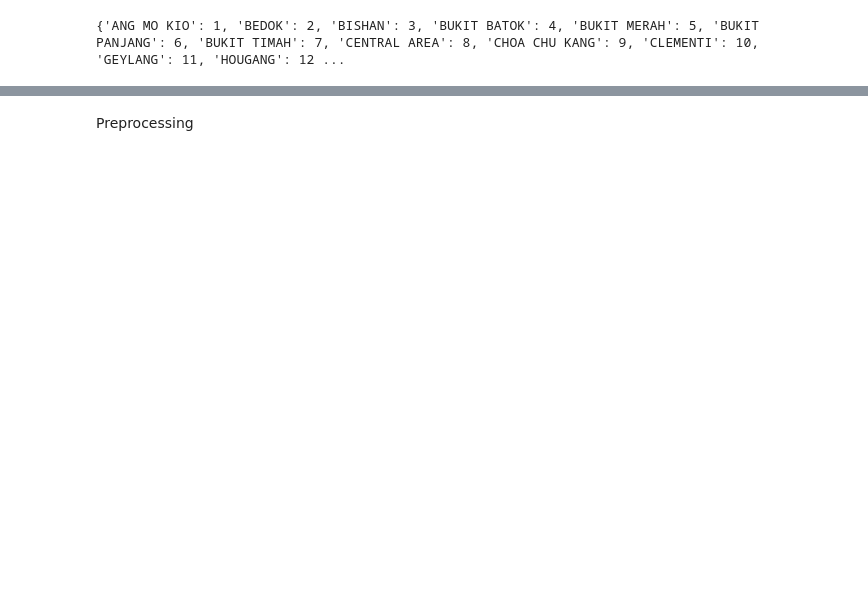
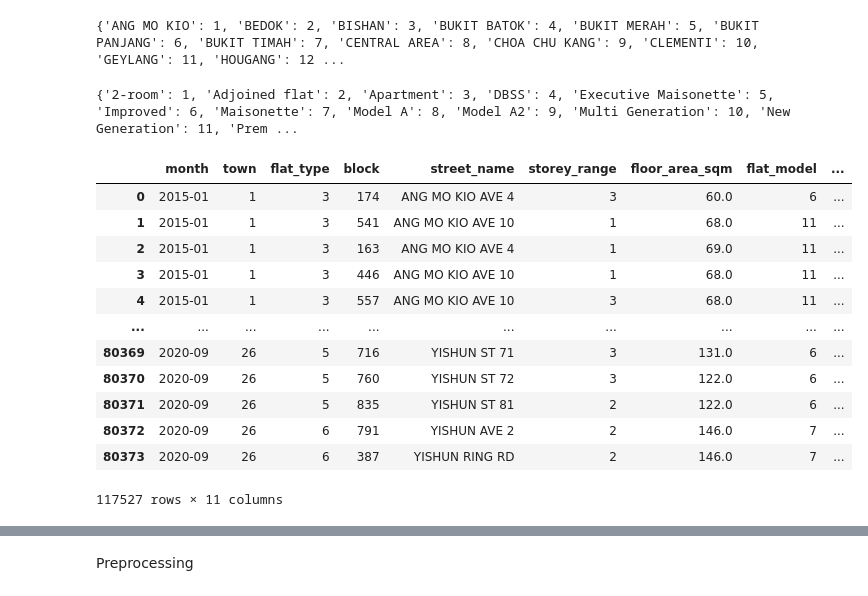
Before and after one commit to Icebearbear/future-hdb-resale-price, a Jupyter notebook: ML_predictive_model.ipynb, the cells around one changed output, grey strips where cells are left out. Drawn from its saved outputs; the diff is of its cells as text; code cells hidden in the pictures; blank space fills up the shorter version.

```diff
--- a/ML_predictive_model.ipynb
+++ b/ML_predictive_model.ipynb
@@ -46,3 +46,10 @@ df.head()
 | 4 | 2015-01 | ANG MO KIO | 3 ROOM | 557 | ANG MO KIO AVE 10 | 07 TO 09 | 68.0 | New Generation | ... |
 # %% [markdown]
 Data Transformation
+# %%
+# Rename flat model duplicates
+replace_values = {'NEW GENERATION':'New Generation', 'SIMPLIFIED':'Simplified', 'STANDARD':'Standard', 'MODEL A-MAISONETTE':'Maisonette', 'MULTI GENERATION':'Multi Generation', 'IMPROVED-MAISONETTE':'Executive Maisonette', 'Improved-Maisonette':'Executive Maisonette', 'Premium Maisonette':'Executive Maisonette', '2-ROOM':'2-room', 'MODEL A':'Model A', 'MAISONETTE':'Maisonette', 'Model A-Maisonette':'Maisonette', 'IMPROVED':'Improved', 'TERRACE':'Terrace', 'PREMIUM APARTMENT':'Premium Apartment', 'Premium Apartment Loft':'Premium Apartment', 'APARTMENT':'Apartment', 'Type S1':'Type S1S2', 'Type S2':'Type S1S2'}
+
+df = df.replace({'flat_model': replace_values})
+
+df['flat_model'].value_counts()
@@ -77,7 +124,7 @@ df[['floor-range-start', 'floor-range-end']]  = df.apply(get_floor, axis=1)
 flat_types = df['flat_type'].unique()
 flat_types.sort()
 digit_mapping = {flat_type: idx + 1 for idx, flat_type in enumerate(flat_types)}
-df['flat_type_digit'] = df['flat_type'].map(digit_mapping)
+df['flat_type'] = df['flat_type'].map(digit_mapping)
 # %%
 # Transform range storey into digits
 # '04 TO 06' --> 1
@@ -102,17 +149,62 @@ d = df['storey_range'].value_counts().to_dict()
 storey_ranges = df['storey_range'].unique()
 storey_ranges.sort()
 storey_mapping = {storey_range: idx + 1 for idx, storey_range in enumerate(storey_ranges)}
-df['storey_range_digit'] = df['storey_range'].map(storey_mapping)
+df['storey_range'] = df['storey_range'].map(storey_mapping)
 # %%
 # Transform towns to numerical
+# {'ANG MO KIO': 1, 'BEDOK': 2, 'BISHAN': 3, 'BUKIT BATOK': 4, 'BUKIT MERAH': 5, 'BUKIT PANJANG': 6, 'BUKIT TIMAH': 7, 'CENTRAL AREA': 8, 'CHOA CHU KANG': 9, 'CLEMENTI': 10, 'GEYLANG': 11, 'HOUGANG': 12, 'JURONG EAST': 13, 'JURONG WEST': 14, 'KALLANG/WHAMPOA': 15, 'MARINE PARADE': 16, 'PASIR RIS': 17, 'PUNGGOL': 18, 'QUEENSTOWN': 19, 'SEMBAWANG': 20, 'SENGKANG': 21, 'SERANGOON': 22, 'TAMPINES': 23, 'TOA PAYOH': 24, 'WOODLANDS': 25, 'YISHUN': 26}
+
 d = df['town'].value_counts().to_dict()
 towns = df['town'].unique()
 towns.sort()
 town_mapping = {town: idx + 1 for idx, town in enumerate(towns)}
 print(town_mapping)
-df['town_digit'] = df['town'].map(town_mapping)
+df['town'] = df['town'].map(town_mapping)
 # %% [output]
 {'ANG MO KIO': 1, 'BEDOK': 2, 'BISHAN': 3, 'BUKIT BATOK': 4, 'BUKIT MERAH': 5, 'BUKIT PANJANG': 6, 'BUKIT TIMAH': 7, 'CENTRAL AREA': 8, 'CHOA CHU KANG': 9, 'CLEMENTI': 10, 'GEYLANG': 11, 'HOUGANG': 12 ...
+# %%
+# {'2-room': 1,
+#  'Adjoined flat': 2,
+# 'Apartment': 3,
+# 'DBSS': 4,
+# 'Improved': 5,
+# 'Improved-Maisonette': 6,
+# 'Maisonette': 7,
+# 'Model A': 8,
+# 'Model A-Maisonette': 9,
+# 'Model A2': 10,
+# 'Multi Generation': 11,
+# 'New Generation': 12,
+# 'Premium Apartment': 13,
+# 'Premium Apartment Loft': 14,
+# 'Premium Maisonette': 15,
+# 'Simplified': 16,
+# 'Standard': 17,
+# 'Terrace': 18,
+# 'Type S1': 19,
+# 'Type S2': 20}
+
+models = df['flat_model'].unique()
+models.sort()
+models_mapping = {model: idx + 1 for idx, model in enumerate(models)}
+print(models_mapping)
+df['flat_model'] = df['flat_model'].map(models_mapping)
+df
+# %% [output]
+{'2-room': 1, 'Adjoined flat': 2, 'Apartment': 3, 'DBSS': 4, 'Executive Maisonette': 5, 'Improved': 6, 'Maisonette': 7, 'Model A': 8, 'Model A2': 9, 'Multi Generation': 10, 'New Generation': 11, 'Prem ...
+|  | month | town | flat_type | block | street_name | storey_range | floor_area_sqm | flat_model | ... |
+| 0 | 2015-01 | 1 | 3 | 174 | ANG MO KIO AVE 4 | 3 | 60.0 | 6 | ... |
+| 1 | 2015-01 | 1 | 3 | 541 | ANG MO KIO AVE 10 | 1 | 68.0 | 11 | ... |
+| 2 | 2015-01 | 1 | 3 | 163 | ANG MO KIO AVE 4 | 1 | 69.0 | 11 | ... |
+| 3 | 2015-01 | 1 | 3 | 446 | ANG MO KIO AVE 10 | 1 | 68.0 | 11 | ... |
+| 4 | 2015-01 | 1 | 3 | 557 | ANG MO KIO AVE 10 | 3 | 68.0 | 11 | ... |
+| ... | ... | ... | ... | ... | ... | ... | ... | ... | ... |
+| 80369 | 2020-09 | 26 | 5 | 716 | YISHUN ST 71 | 3 | 131.0 | 6 | ... |
+| 80370 | 2020-09 | 26 | 5 | 760 | YISHUN ST 72 | 3 | 122.0 | 6 | ... |
+| 80371 | 2020-09 | 26 | 5 | 835 | YISHUN ST 81 | 2 | 122.0 | 6 | ... |
+| 80372 | 2020-09 | 26 | 6 | 791 | YISHUN AVE 2 | 2 | 146.0 | 7 | ... |
+| 80373 | 2020-09 | 26 | 6 | 387 | YISHUN RING RD | 2 | 146.0 | 7 | ... |
+117527 rows × 11 columns
 # %%
 df.info()
 # %% [output]
```
Also changed, not shown: parts of 28 cells of this notebook.
